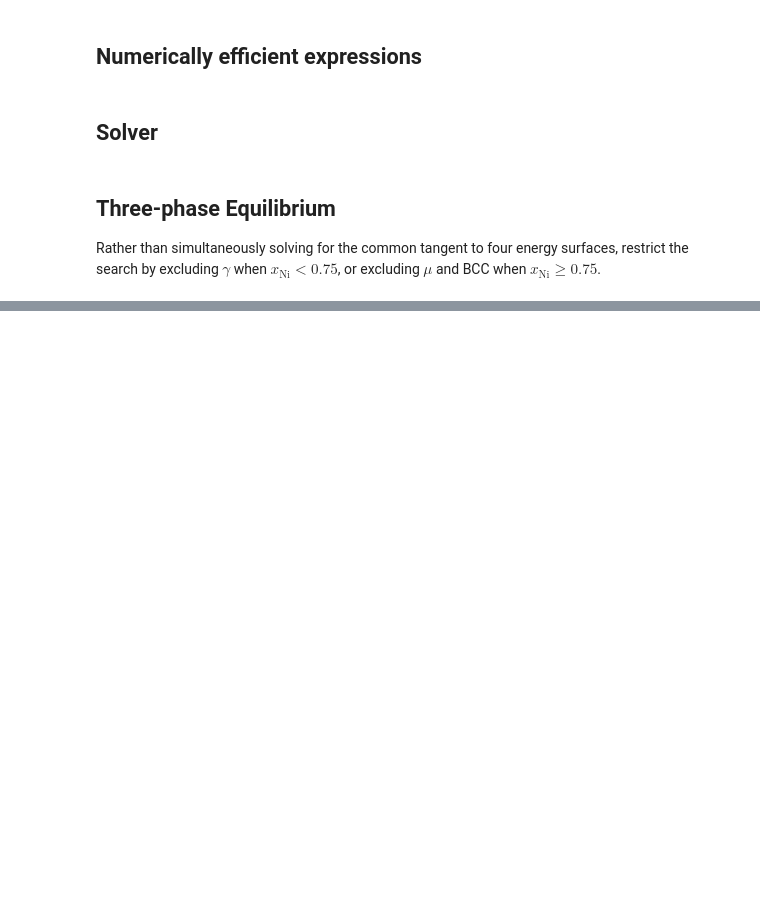
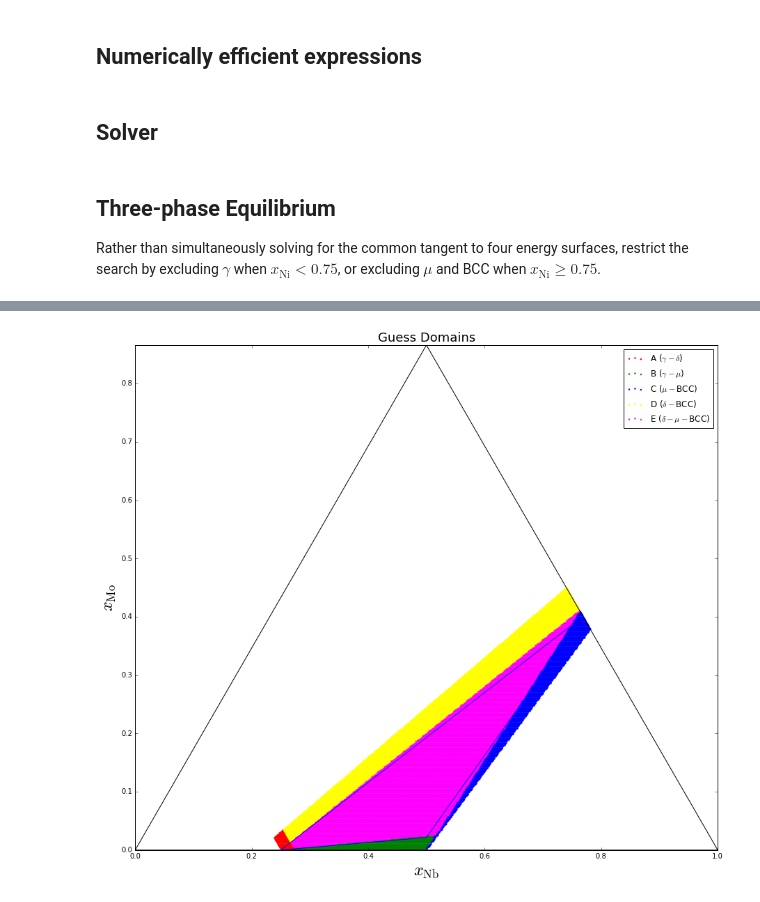
Before and after one commit to usnistgov/phasefield-precipitate-aging, a Jupyter notebook: CALPHAD_extraction.ipynb, the cells around one changed output, grey strips where cells are left out. Drawn from its saved outputs; the diff is of its cells as text; code cells hidden in the pictures; blank space fills up the shorter version.

```diff
--- a/CALPHAD_extraction.ipynb
+++ b/CALPHAD_extraction.ipynb
@@ -936,16 +958,19 @@ plt.show()
 # %%
 # Plot domains corresponding to the test points
 plt.figure(figsize=(pltsize, rt32*pltsize))
 plt.title("Guess Domains", fontsize=18)
 plt.xlim([0,1])
 plt.ylim([0,rt32])
 plt.xlabel(r'$x_\mathrm{Nb}$', fontsize=24)
 plt.ylabel(r'$x_\mathrm{Mo}$', fontsize=24)
-plt.plot(XT, YT, '-k')
+plt.plot(XS, YS, '-k')
+plt.plot(XT, YT, '-b')
 plt.scatter(XRXA, XRYA, color='red',    s=2, label=r'A ($\gamma-\delta$)')
 plt.scatter(XRXB, XRYB, color='green',  s=2, label=r'B ($\gamma-\mu$)')
 plt.scatter(XRXC, XRYC, color='blue',   s=2, label=r'C ($\mu-$BCC)')
 plt.scatter(XRXD, XRYD, color='yellow', s=2, label=r'D ($\delta-$BCC)')
 plt.scatter(XRXE, XRYE, color='magenta',s=2, label=r'E ($\delta-\mu-$BCC)')
 plt.legend(loc='best')
 plt.show()
+# %% [output]
+[figure, added]
```
Also changed, not shown: parts of 9 cells of this notebook.
